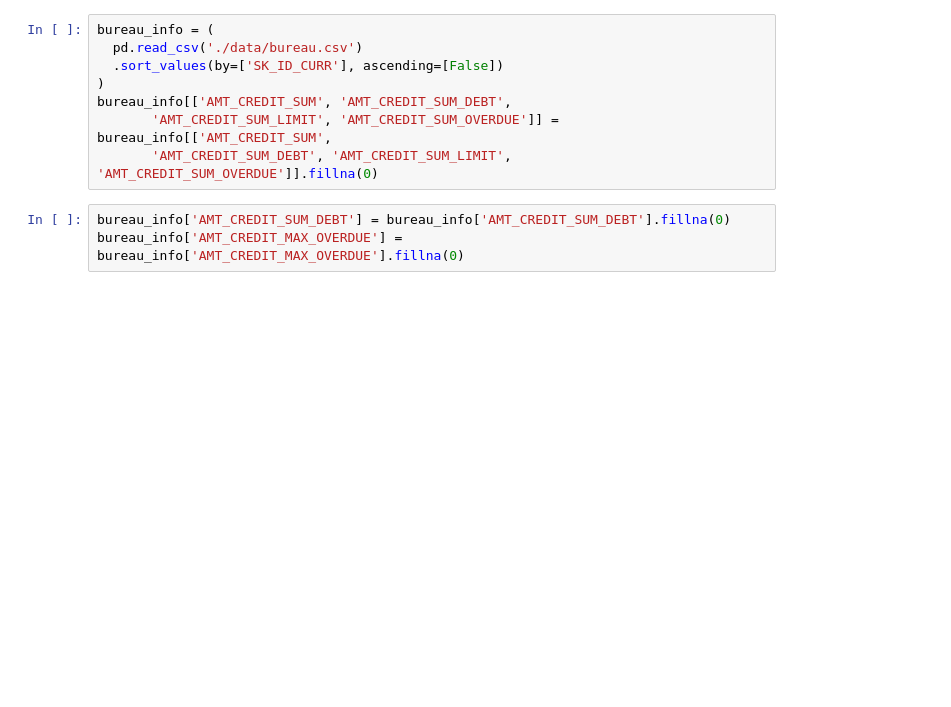
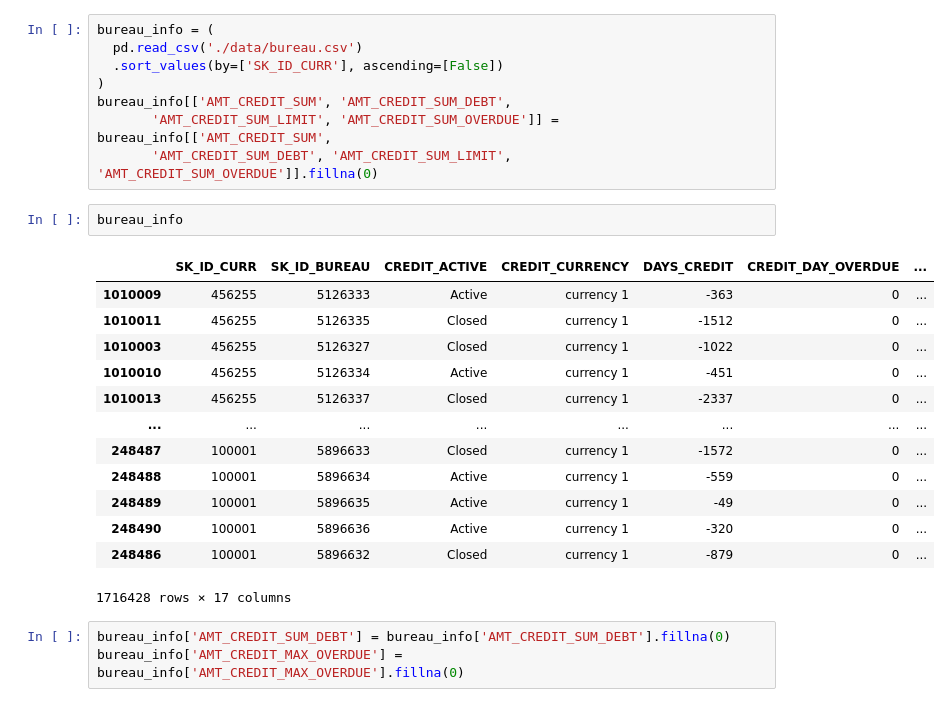
Before and after one commit to dev-dords/ML2_Project, a Jupyter notebook: LT3 - ML2 Final Project.ipynb, the cells around one changed output. Saved outputs shown, nothing was run; the diff lists cells and outputs as text; blank space fills up the shorter version.

```diff
--- a/LT3 - ML2 Final Project.ipynb
+++ b/LT3 - ML2 Final Project.ipynb
@@ -406,6 +427,22 @@ bureau_info = (
 bureau_info[['AMT_CREDIT_SUM', 'AMT_CREDIT_SUM_DEBT',
        'AMT_CREDIT_SUM_LIMIT', 'AMT_CREDIT_SUM_OVERDUE']] = bureau_info[['AMT_CREDIT_SUM',
        'AMT_CREDIT_SUM_DEBT', 'AMT_CREDIT_SUM_LIMIT', 'AMT_CREDIT_SUM_OVERDUE']].fillna(0)
+# %%
+bureau_info
+# %% [output]
+|  | SK_ID_CURR | SK_ID_BUREAU | CREDIT_ACTIVE | CREDIT_CURRENCY | DAYS_CREDIT | CREDIT_DAY_OVERDUE | ... |
+| 1010009 | 456255 | 5126333 | Active | currency 1 | -363 | 0 | ... |
+| 1010011 | 456255 | 5126335 | Closed | currency 1 | -1512 | 0 | ... |
+| 1010003 | 456255 | 5126327 | Closed | currency 1 | -1022 | 0 | ... |
+| 1010010 | 456255 | 5126334 | Active | currency 1 | -451 | 0 | ... |
+| 1010013 | 456255 | 5126337 | Closed | currency 1 | -2337 | 0 | ... |
+| ... | ... | ... | ... | ... | ... | ... | ... |
+| 248487 | 100001 | 5896633 | Closed | currency 1 | -1572 | 0 | ... |
+| 248488 | 100001 | 5896634 | Active | currency 1 | -559 | 0 | ... |
+| 248489 | 100001 | 5896635 | Active | currency 1 | -49 | 0 | ... |
+| 248490 | 100001 | 5896636 | Active | currency 1 | -320 | 0 | ... |
+| 248486 | 100001 | 5896632 | Closed | currency 1 | -879 | 0 | ... |
+1716428 rows × 17 columns
 # %%
 bureau_info['AMT_CREDIT_SUM_DEBT'] = bureau_info['AMT_CREDIT_SUM_DEBT'].fillna(0)
 bureau_info['AMT_CREDIT_MAX_OVERDUE'] = bureau_info['AMT_CREDIT_MAX_OVERDUE'].fillna(0)
```
Also changed, not shown: parts of 33 cells of this notebook.
